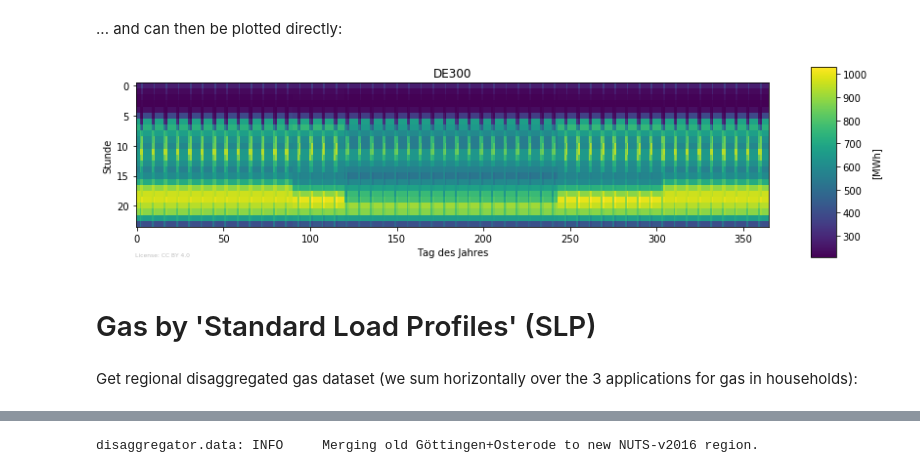
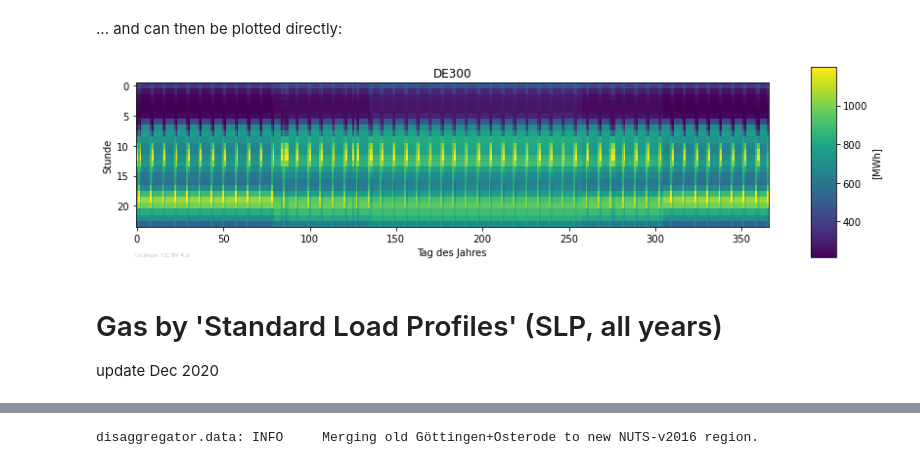
Before and after one commit to DemandRegioTeam/disaggregator, a Jupyter notebook: 04_Demo_temporal_disaggregations.ipynb, the cells around one changed output, grey strips where cells are left out. Drawn from its saved outputs; the diff is of its cells as text; code cells hidden in the pictures.

```diff
--- a/04_Demo_temporal_disaggregations.ipynb
+++ b/04_Demo_temporal_disaggregations.ipynb
@@ -142,0 +140,2 @@ disaggregator.data: INFO     Dropping old NUTS-v2013 regions.
+# %%
+df_elec_temp_slp = temporal.disagg_temporal_power_housholds_slp(use_nuts3code=True, by='population', weight_by_income=False,  year=2016)
@@ -143,10 +170,9 @@ disaggregator.data: INFO     Dropping old NUTS-v2013 regions.
 # %% [markdown]
 ... and can then be plotted directly:
 # %%
-fig, ax = plot.heatmap_timeseries(df_elc_tempo_ZVE['DE300'], clabel='[MWh]')
+fig, ax = plot.heatmap_timeseries(df_elec_temp_slp.resample('H').sum()['DE300'], clabel='[MWh]')
 # %% [output]
-[figure, old version]
+[figure, new version]
 # %% [markdown]
-# Gas by 'Standard Load Profiles' (SLP)
+# Gas by 'Standard Load Profiles' (SLP, all years)
+update Dec 2020
-# %% [markdown]
-Get regional disaggregated gas dataset (we sum horizontally over the 3 applications for gas in households):
```
Also changed, not shown: parts of 23 cells of this notebook, 4 other files.
